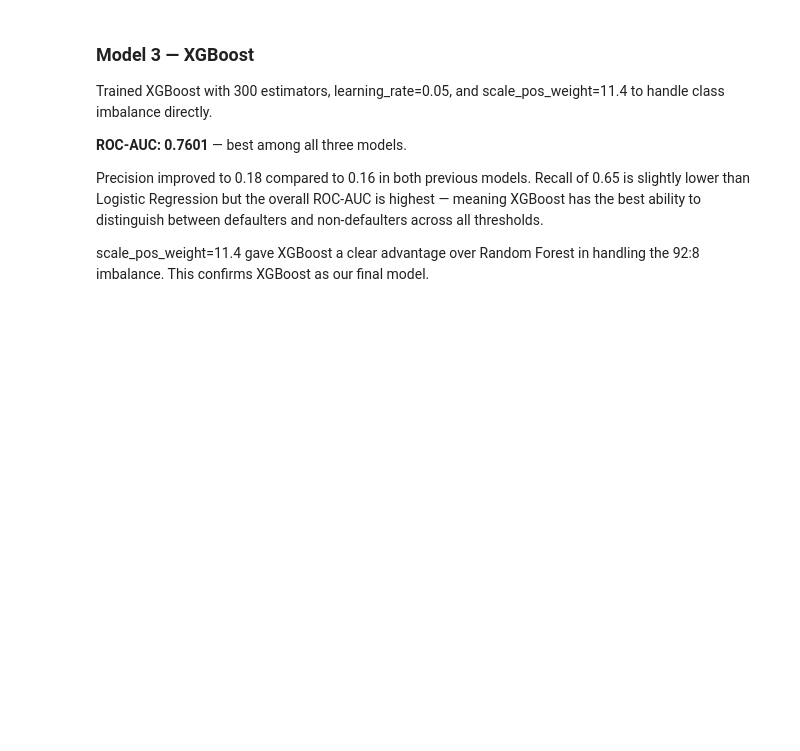
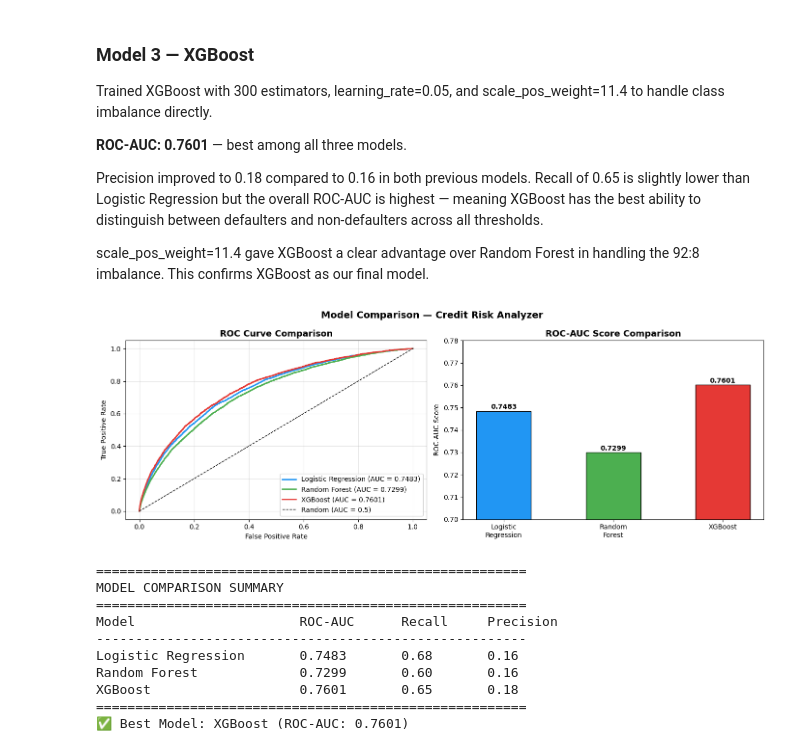
Before and after one commit to code-with-shriyut/credit-risk-analyzer, a Jupyter notebook: notebooks/03_ml_model.ipynb, the cells around one changed output. Drawn from its saved outputs; the diff is of its cells as text; code cells hidden in the pictures; blank space fills up the shorter version.

Commit message:
notebook: add model comparison — XGBoost best with ROC-AUC 0.7601

```diff
--- a/notebooks/03_ml_model.ipynb
+++ b/notebooks/03_ml_model.ipynb
@@ -278,3 +277,74 @@ between defaulters and non-defaulters across all thresholds.
 
 scale_pos_weight=11.4 gave XGBoost a clear advantage over Random Forest
 in handling the 92:8 imbalance. This confirms XGBoost as our final model.
+# %%
+# Model Comparison — ROC Curves for all three models
+
+fig, axes = plt.subplots(1, 2, figsize=(14, 5))
+
+# ── ROC Curves ──
+models = {
+    'Logistic Regression': (lr_pred_proba, 0.7483),
+    'Random Forest': (rf_pred_proba, 0.7299),
+    'XGBoost': (xgb_pred_proba, 0.7601)
+}
+
+colors = ['#2196F3', '#4CAF50', '#E53935']
+
+for (name, (proba, auc)), color in zip(models.items(), colors):
+    fpr, tpr, _ = roc_curve(y_test, proba)
+    axes[0].plot(fpr, tpr, color=color, lw=2,
+                 label=f'{name} (AUC = {auc:.4f})')
+
+axes[0].plot([0,1], [0,1], 'k--', lw=1, label='Random (AUC = 0.5)')
+axes[0].set_title('ROC Curve Comparison', fontsize=13, fontweight='bold')
+axes[0].set_xlabel('False Positive Rate')
+axes[0].set_ylabel('True Positive Rate')
+axes[0].legend(loc='lower right')
+axes[0].grid(True, alpha=0.3)
+
+# ── Bar Chart — ROC-AUC Scores ──
+model_names = ['Logistic\nRegression', 'Random\nForest', 'XGBoost']
+auc_scores = [0.7483, 0.7299, 0.7601]
+bar_colors = ['#2196F3', '#4CAF50', '#E53935']
+
+bars = axes[1].bar(model_names, auc_scores, color=bar_colors,
+                    edgecolor='black', width=0.5)
+axes[1].set_title('ROC-AUC Score Comparison', fontsize=13, fontweight='bold')
+axes[1].set_ylabel('ROC-AUC Score')
+axes[1].set_ylim(0.70, 0.78)
+
+# Add value labels on bars
+for bar, score in zip(bars, auc_scores):
+    axes[1].text(bar.get_x() + bar.get_width()/2,
+                 bar.get_height() + 0.001,
+                 f'{score:.4f}', ha='center', fontweight='bold')
+
+plt.suptitle('Model Comparison — Credit Risk Analyzer',
+             fontsize=14, fontweight='bold')
+plt.tight_layout()
+plt.show()
+
+# ── Summary Table ──
+print("\n" + "="*55)
+print("MODEL COMPARISON SUMMARY")
+print("="*55)
+print(f"{'Model':<25} {'ROC-AUC':<12} {'Recall':<10} {'Precision'}")
+print("-"*55)
+print(f"{'Logistic Regression':<25} {'0.7483':<12} {'0.68':<10} {'0.16'}")
+print(f"{'Random Forest':<25} {'0.7299':<12} {'0.60':<10} {'0.16'}")
+print(f"{'XGBoost':<25} {'0.7601':<12} {'0.65':<10} {'0.18'}")
+print("="*55)
+print("✅ Best Model: XGBoost (ROC-AUC: 0.7601)")
+# %% [output]
+[figure, added]
+=======================================================
+MODEL COMPARISON SUMMARY
+=======================================================
+Model                     ROC-AUC      Recall     Precision
+-------------------------------------------------------
+Logistic Regression       0.7483       0.68       0.16
+Random Forest             0.7299       0.60       0.16
+XGBoost                   0.7601       0.65       0.18
+=======================================================
+✅ Best Model: XGBoost (ROC-AUC: 0.7601)
```
Also changed, not shown: parts of 1 cell of this notebook.
